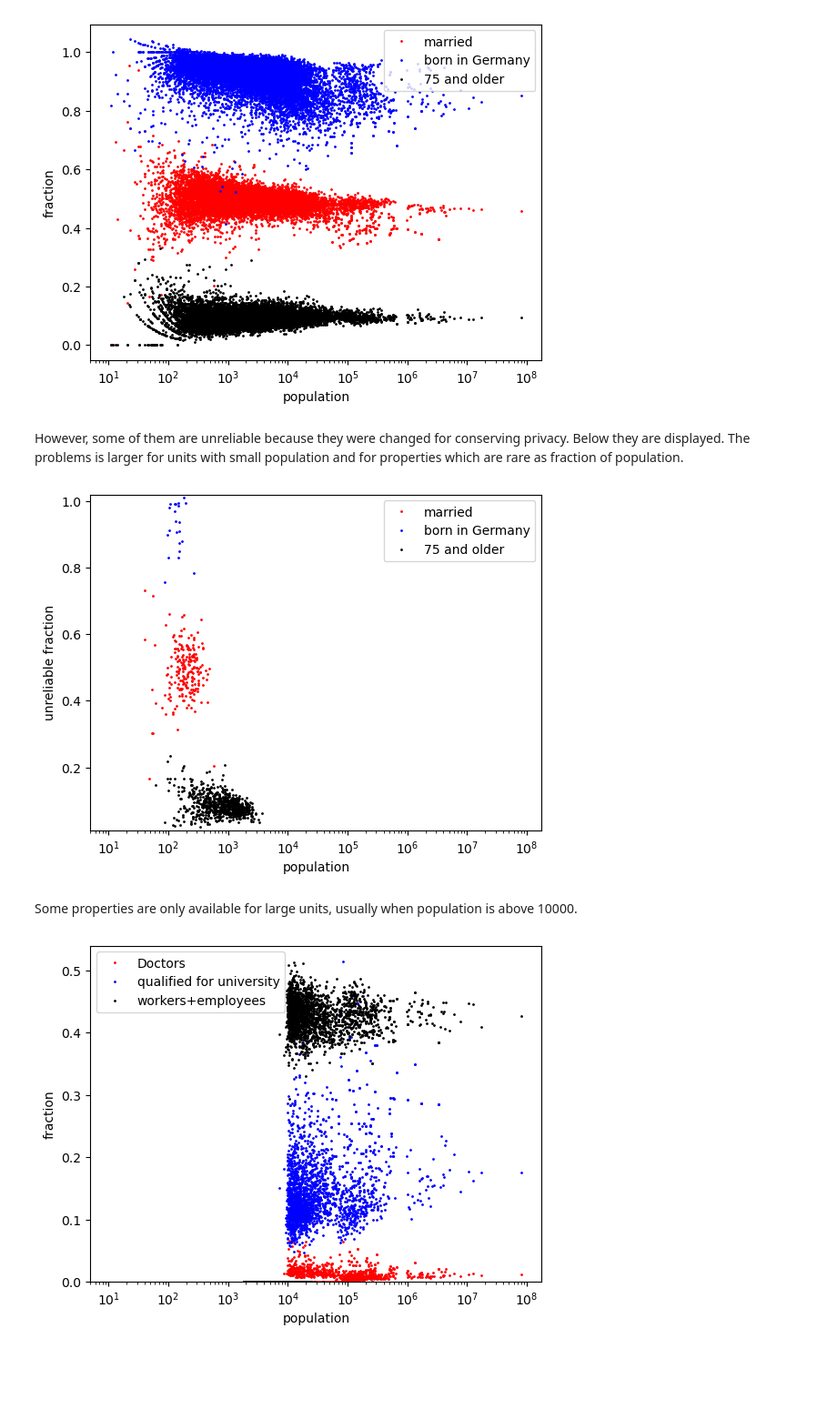
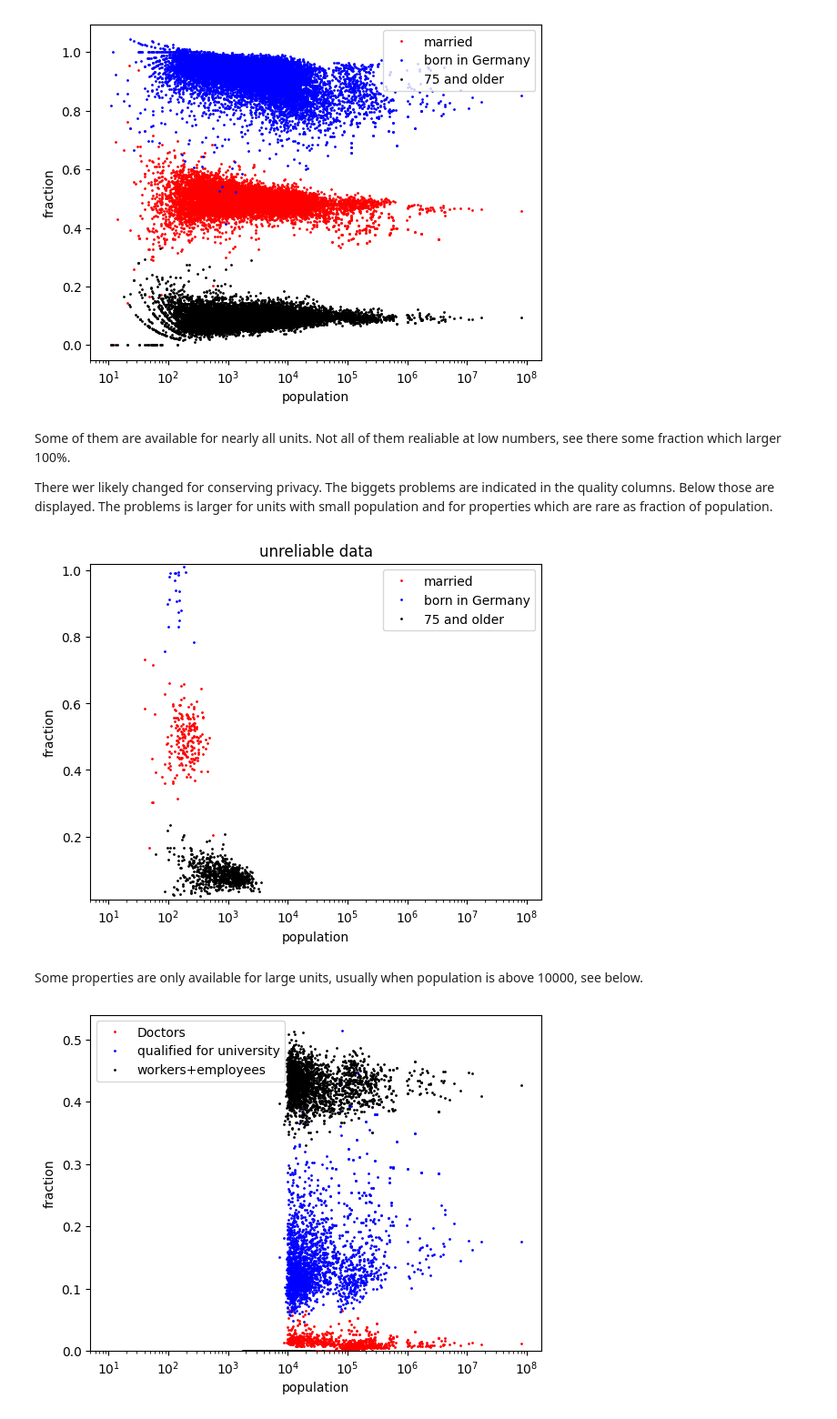
Before and after one commit to tkfritz/Germany-election, a Jupyter notebook: germany_linear.ipynb, the cells around one changed output. Shown at 91% size. Cells and saved outputs as stored; diff of their text form; code cells hidden in the pictures; blank space fills up the shorter version.

```diff
--- a/germany_linear.ipynb
+++ b/germany_linear.ipynb
@@ -405,22 +406,25 @@ plt.xscale("log")
 # %% [output]
 [figure]
 # %% [markdown]
-However, some of them are unreliable because they were changed for conserving privacy. Below they are displayed. The problems is larger for units with small population and for properties which are rare as fraction of population.
+Some of them are available for nearly all units. Not all of them realiable at low numbers, see there some fraction which larger 100%.
+
+There wer likely changed for conserving privacy. The biggets problems are indicated in the quality columns. Below those are displayed. The problems is larger for units with small population and for properties which are rare as fraction of population.
 # %%
 
 plt.plot(cdf['population'],(cdf['married_total']*cdf['qual_married_total'])/cdf['population'],'o',ms=1,color='red',label='married')
 plt.plot(cdf['population'],(cdf['birth_country_germany']*cdf['qual_birth_country_germany'])/cdf['population'],'o',ms=1,color='blue',label='born in Germany')
 plt.plot(cdf['population'],(cdf['total_75_and_older']*cdf['qual_total_75_and_older'])/cdf['population'],'o',ms=1,color='black',label='75 and older')
 plt.legend(loc="best")
 plt.xlabel("population")
-plt.ylabel("unreliable fraction")
+plt.ylabel("fraction")
 #plt.yscale("log")
+plt.title("unreliable data")
 plt.ylim(0.01,1.02)
 plt.xscale("log")
 # %% [output]
-[figure, old version]
+[figure, new version]
 # %% [markdown]
-Some properties are only available for large units, usually when population is above 10000.
+Some properties are only available for large units, usually when population is above 10000, see below.
 # %%
 #first plotting takes time
 plt.plot(cdf['population'],cdf['PhD_and_MD']/cdf['population'],'o',ms=1,color='red',label='Doctors')
```
Also changed, not shown: parts of 96 cells of this notebook.
